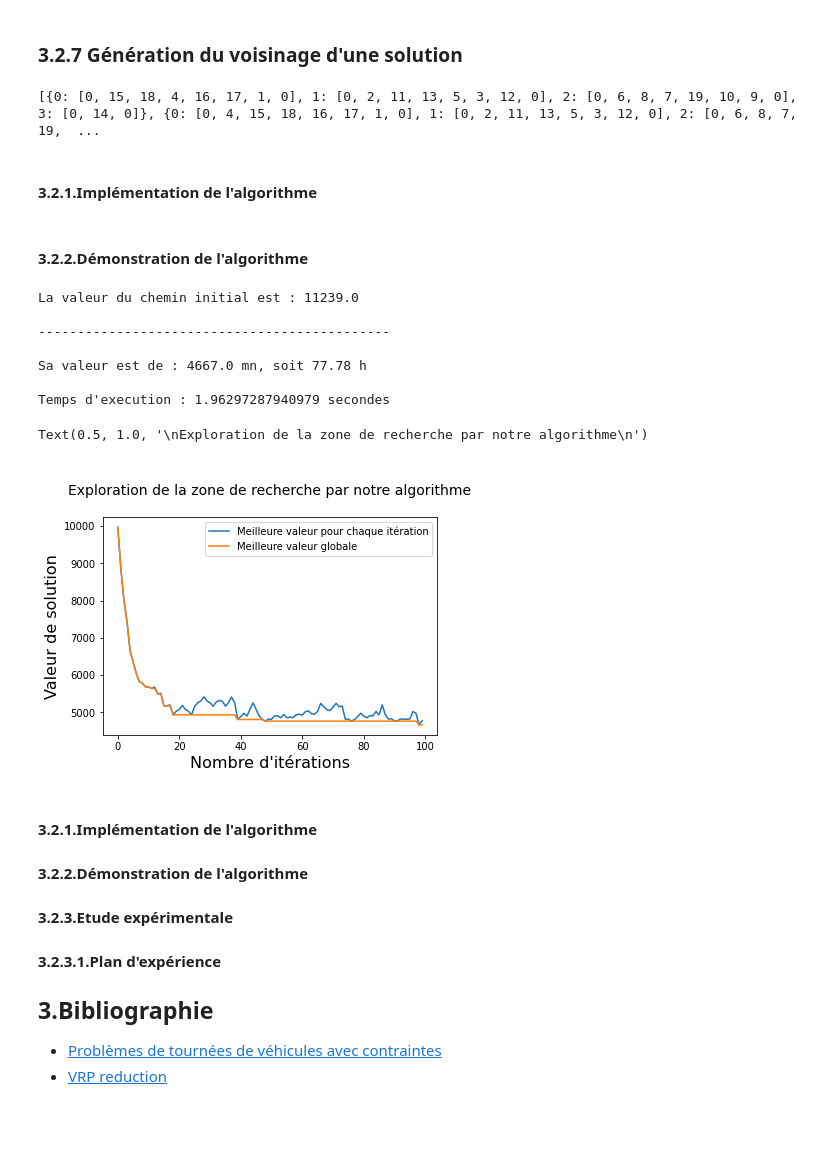
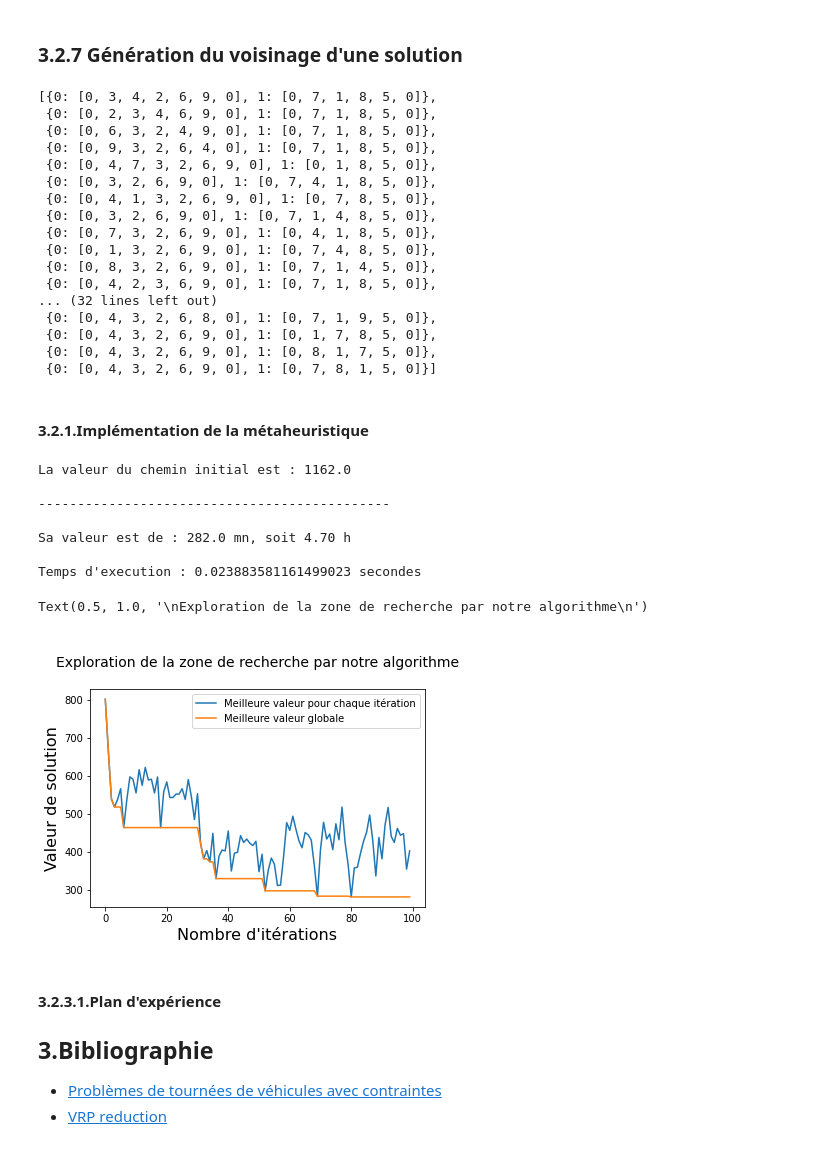
Before and after one commit to DraKkarW2/Projet_Algo-Dur, a Jupyter notebook: Python 3 -Livrable 2- Modelisation et etudes statistiques.ipynb, the cells around one changed output. Saved outputs shown, nothing was run; the diff lists cells and outputs as text; code cells hidden in the pictures; blank space fills up the shorter version.

```diff
--- a/Python 3 -Livrable 2- Modelisation et etudes statistiques.ipynb
+++ b/Python 3 -Livrable 2- Modelisation et etudes statistiques.ipynb
@@ -115,10 +120,10 @@ import random
 
 random.seed(10)
 
-nombre_ville = 20  # On definit le nombre de ville
+nombre_ville = 10                                           # On definit le nombre de ville
 
 def generer_matrice_adjacence(nombre_ville,typeDeGraphe):   # Cette fonction prend en paramètre deux arguments le nombre de ville et le type dgu graphe
-    matrice = np.empty((nombre_ville, nombre_ville))   # On initialise la matrice
+    matrice = np.empty((nombre_ville, nombre_ville))        # On initialise la matrice
 
     if(typeDeGraphe == 'Complete'):          # 1er Cas : Graphe complet
 
@@ -226,7 +218,7 @@ Le but est de remplacer les valeurs égales à 1 par des valeurs entières posit
 # %%
 random.seed(10)
 
-marge_distance_max = 1000
+marge_distance_max = 200
 
 def generer_matrice_pondere(matrice):
     for i in range(len(matrice.T)):             # On parcourt la matrice d'ajdacence
@@ -262,8 +249,8 @@ Matrice pondérée :
 
 Nous avons développé la fonction "generate_solution()" qui prend en paramètre une matrice pondérée, un nombre de véhicules Min et Max, cette fonction va générer une structure dictionnaire qui aura comme clés les camions et comme valeur des listes de chemins ce dictionnaire représentera notre solution initiale.
 # %%
-minVehicule = 1
-maxVehicule = 15
+minVehicule = 2
+maxVehicule = 5
 
 def generate_solution(matrice,minVehicule,maxVehicule):
     sol = {}
@@ -304,13 +291,18 @@ Le cout de la solution :  {0: [0, 18, 15, 4, 16, 17, 1, 0], 1: [0, 2, 11, 13, 5,
 # %% [markdown]
 ### 3.2.7 Génération du voisinage d'une solution<a class="anchor" id="voisinage"></a>
 # %%
+import pprint
+
 #Génère les voisins valides d'une solution
 def reformSolution(solutionConcatenate:list):
-    idx_list = [idx + 1 for idx in range(len(solutionConcatenate)-1) if solutionConcatenate[idx] == 0 and solutionConcatenate[idx+1]==0]
-    solutionTransform = [solutionConcatenate[i: j] for i, j in zip([0] + idx_list, idx_list +  ([len(solutionConcatenate)] if idx_list[-1] != len(solutionConcatenate) else []))]
-    solution = {truck:way for truck,way in enumerate(solutionTransform)}
+    idx_list = [idx + 1 for idx in range(len(solutionConcatenate)-1) if solutionConcatenate[idx] == 0 and solutionConcatenate[idx+1]== 0 ]
+    if len(idx_list) > 0:
+        solutionTransform = [solutionConcatenate[i: j] for i, j in zip([0] + idx_list, idx_list +  ([len(solutionConcatenate)] if idx_list[-1] != len(solutionConcatenate) else []))]
+        solutionFinal = [val for val in solutionTransform if val != [0] ]
+        solution = {truck:way for truck,way in enumerate(solutionFinal)}
+    else:
+        solution = {0:solutionConcatenate}
     return solution
-
 
 def voisinage(sol:dict):
     voisinage = []
@@ -336,12 +328,28 @@ def voisinage(sol:dict):
     return voisinage
 
 Voisinage = voisinage(sol)
-print()
-print(Voisinage)
+pp = pprint.PrettyPrinter(depth=3,sort_dicts=False)
+pp.pprint(Voisinage)
 # %% [output]
-[{0: [0, 15, 18, 4, 16, 17, 1, 0], 1: [0, 2, 11, 13, 5, 3, 12, 0], 2: [0, 6, 8, 7, 19, 10, 9, 0], 3: [0, 14, 0]}, {0: [0, 4, 15, 18, 16, 17, 1, 0], 1: [0, 2, 11, 13, 5, 3, 12, 0], 2: [0, 6, 8, 7, 19,  ...
+[{0: [0, 3, 4, 2, 6, 9, 0], 1: [0, 7, 1, 8, 5, 0]},
+ {0: [0, 2, 3, 4, 6, 9, 0], 1: [0, 7, 1, 8, 5, 0]},
+ {0: [0, 6, 3, 2, 4, 9, 0], 1: [0, 7, 1, 8, 5, 0]},
+ {0: [0, 9, 3, 2, 6, 4, 0], 1: [0, 7, 1, 8, 5, 0]},
+ {0: [0, 4, 7, 3, 2, 6, 9, 0], 1: [0, 1, 8, 5, 0]},
+ {0: [0, 3, 2, 6, 9, 0], 1: [0, 7, 4, 1, 8, 5, 0]},
+ {0: [0, 4, 1, 3, 2, 6, 9, 0], 1: [0, 7, 8, 5, 0]},
+ {0: [0, 3, 2, 6, 9, 0], 1: [0, 7, 1, 4, 8, 5, 0]},
+ {0: [0, 7, 3, 2, 6, 9, 0], 1: [0, 4, 1, 8, 5, 0]},
+ {0: [0, 1, 3, 2, 6, 9, 0], 1: [0, 7, 4, 8, 5, 0]},
+ {0: [0, 8, 3, 2, 6, 9, 0], 1: [0, 7, 1, 4, 5, 0]},
+ {0: [0, 4, 2, 3, 6, 9, 0], 1: [0, 7, 1, 8, 5, 0]},
+... (32 lines left out)
+ {0: [0, 4, 3, 2, 6, 8, 0], 1: [0, 7, 1, 9, 5, 0]},
+ {0: [0, 4, 3, 2, 6, 9, 0], 1: [0, 1, 7, 8, 5, 0]},
+ {0: [0, 4, 3, 2, 6, 9, 0], 1: [0, 8, 1, 7, 5, 0]},
+ {0: [0, 4, 3, 2, 6, 9, 0], 1: [0, 7, 8, 1, 5, 0]}]
 # %% [markdown]
-#### 3.2.1.Implémentation de l'algorithme<a class="anchor" id="tabou"></a>
+#### 3.2.1.Implémentation de la métaheuristique<a class="anchor" id="tabou"></a>
 # %%
 def tabuSearch(sol, tabuLength, iterMax, graphe):
 
@@ -399,16 +407,11 @@ def tabuSearch(sol, tabuLength, iterMax, graphe):
 
     # On insère à l'élément initiale la ville d'origine
     return bestNeighborGlobal, paths, bestPaths, initialElement
-# %% [markdown]
-#### 3.2.2.Démonstration de l'algorithme<a class="anchor" id="demonstration"></a>
 # %%
 import time
 import matplotlib.pyplot as plt
 
 # Paramètres de génération du graphe
-nbVilles=0
-tempsMax=500
-
 graphe = generer_matrice_pondere(matriceAdjacence)
 
 # Modifier ce paramètre pour modifier le nombre d'itération maximum de la recherche tabou
@@ -419,41 +422,38 @@ tabuMax=len(graphe)
 useNearestNeighbor=True
 # Modifier ce paramètre pour changer la ville de départ
 departureCity=0
 
 startTime = time.time()
 sol, paths, bestPaths, initialPath=tabuSearch(sol, tabuLength=tabuMax, iterMax=iterMaximum, graphe=graphe)
 execTime = (time.time() - startTime)
 
 print("La valeur du chemin initial est :",str(weightSol(initialPath,graphe)))
 print("\n---------------------------------------------")
 #print("\nLe meilleur chemin trouvé est : " + str(resNearestNeighbor(sol)))
 print("\nSa valeur est de : " + str(weightSol(sol,graphe)) + " mn, soit " + str("{:.2f}".format(weightSol(sol,graphe)/60)) + " h")
 print("\nTemps d'execution : " + str(execTime) + " secondes\n\n")
 
 # Affichage des résultats sur le graphique
 plt.xlabel("Nombre d'itérations", fontsize=16)
 plt.ylabel("Valeur de solution", fontsize=16)
 
 res = plt.plot(range(iterMaximum), paths,label='Meilleure valeur pour chaque itération')
 res = plt.plot(range(iterMaximum), bestPaths,label='Meilleure valeur globale')
 
 plt.legend()
 font2 = {'size':14}
 plt.title("\nExploration de la zone de recherche par notre algorithme\n", loc = 'center',fontdict = font2)
 # %% [output]
-La valeur du chemin initial est : 11239.0
+La valeur du chemin initial est : 1162.0
 
 ---------------------------------------------
 
-Sa valeur est de : 4667.0 mn, soit 77.78 h
+Sa valeur est de : 282.0 mn, soit 4.70 h
 
-Temps d'execution : 1.96297287940979 secondes
+Temps d'execution : 0.023883581161499023 secondes
 Text(0.5, 1.0, '\nExploration de la zone de recherche par notre algorithme\n')
-[figure, old version]
+[figure, new version]
 # %% [markdown]
-#### 3.2.1.Implémentation de l'algorithme<a class="anchor" id="tabou"></a>
-#### 3.2.2.Démonstration de l'algorithme<a class="anchor" id="demonstration"></a>
-#### 3.2.3.Etude expérimentale<a class="anchor" id="demonstration"></a>
 #### 3.2.3.1.Plan d'expérience <a class="anchor" id="demonstration"></a>
 
 
```
Also changed, not shown: parts of 8 cells of this notebook.
